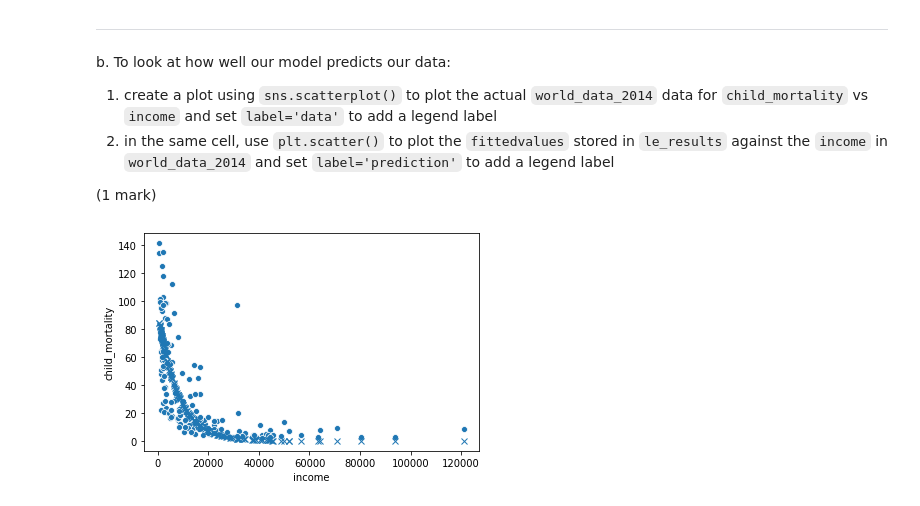
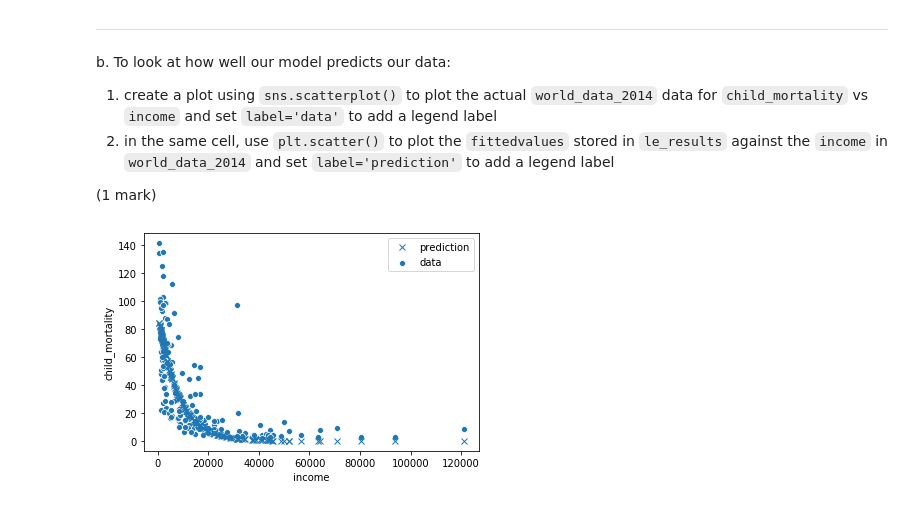
Before and after one commit to constructor-s/BME1478_Assignments, a Jupyter notebook: a10/last_first_assignment10.ipynb, the cells around one changed output. Saved outputs shown, nothing was run; the diff lists cells and outputs as text; code cells hidden in the pictures.

Commit message:
Add legend

```diff
--- a/a10/last_first_assignment10.ipynb
+++ b/a10/last_first_assignment10.ipynb
@@ -331,8 +331,9 @@ b. To look at how well our model predicts our data:
 
 (1 mark)
 # %%
-sns.scatterplot('income', 'child_mortality', data=world_data_2014)
-plt.plot(world_data_2014["income"], le_results.fittedvalues, 'x')
+sns.scatterplot('income', 'child_mortality', data=world_data_2014, label='data')
+plt.plot(world_data_2014["income"], le_results.fittedvalues, 'x', label='prediction')
+plt.legend()
 plt.show()
 # %% [output]
-[figure, old version]
+[figure, new version]
```
Also changed, not shown: parts of 5 cells of this notebook.
